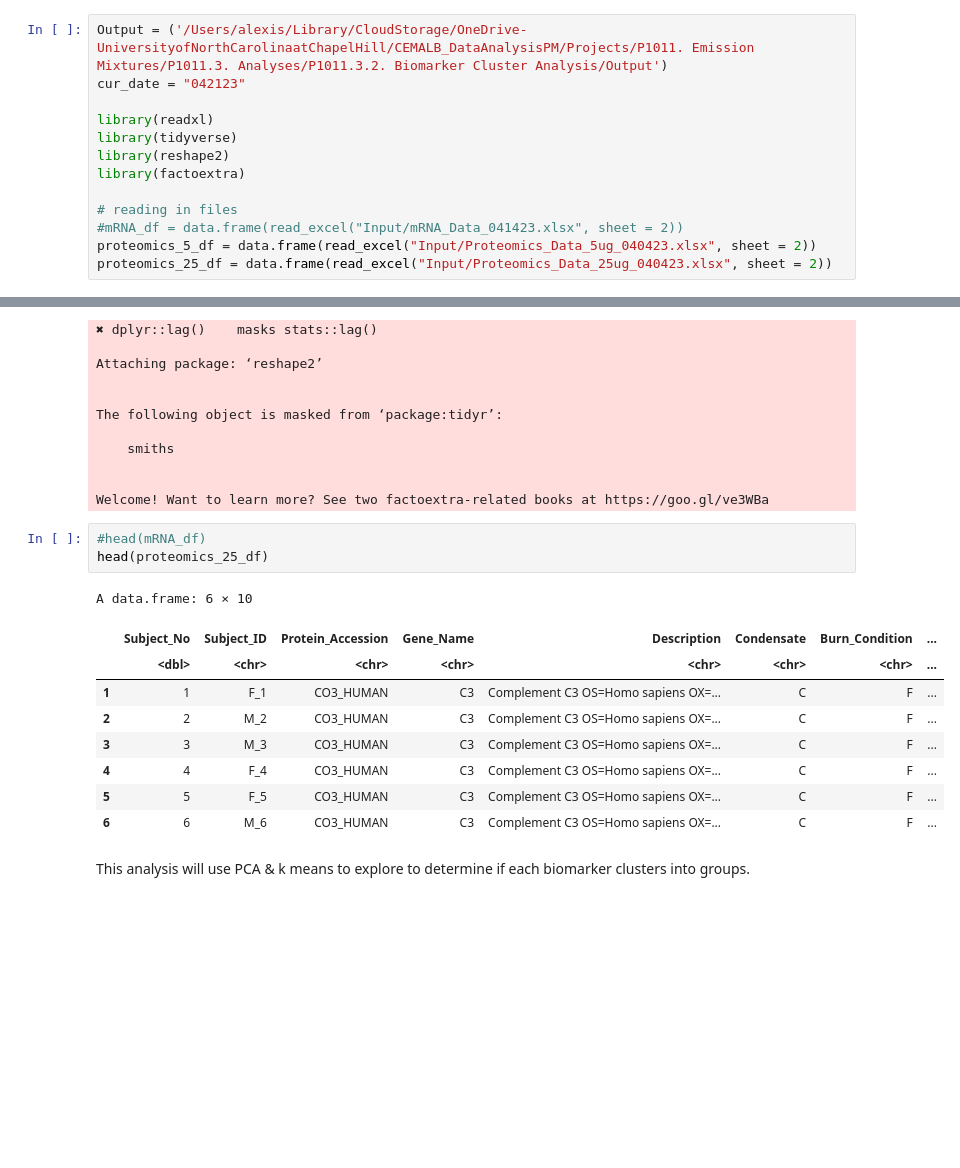
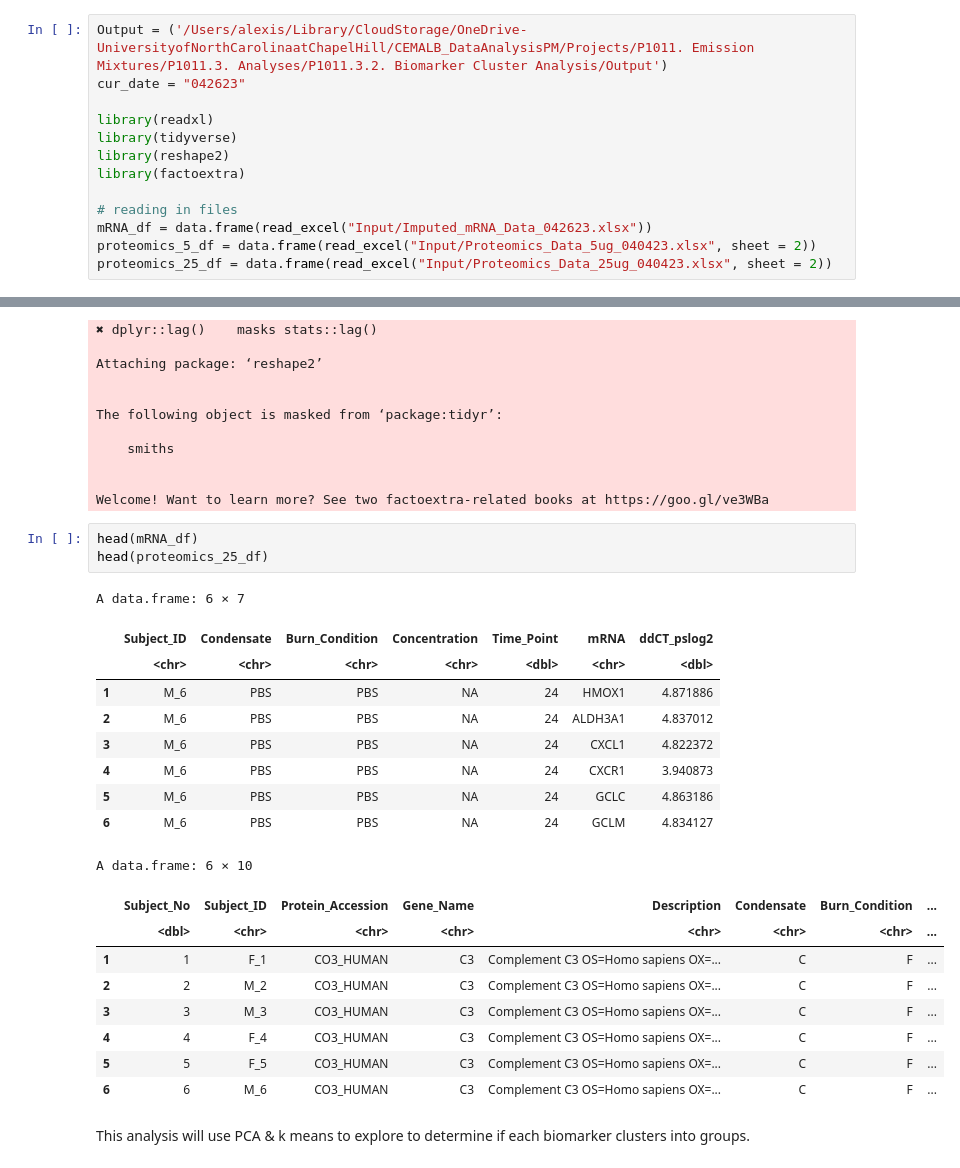
Before and after one commit to UNC-CEMALB/Burn-pit-smoke-condensate-mediated-toxicity-in-human-airway-epithelial-cells-, a Jupyter notebook: 3. Biomarker Cluster Analysis/Biomarker Cluster Analysis.ipynb, the cells around one changed output, grey strips where cells are left out. Saved outputs shown, nothing was run; the diff lists cells and outputs as text; blank space fills up the shorter version.

```diff
--- a/3. Biomarker Cluster Analysis/Biomarker Cluster Analysis.ipynb
+++ b/3. Biomarker Cluster Analysis/Biomarker Cluster Analysis.ipynb
@@ -1,6 +1,6 @@
 # %%
 Output = ('/Users/alexis/Library/CloudStorage/OneDrive-UniversityofNorthCarolinaatChapelHill/CEMALB_DataAnalysisPM/Projects/P1011. Emission Mixtures/P1011.3. Analyses/P1011.3.2. Biomarker Cluster Analysis/Output')
-cur_date = "042123"
+cur_date = "042623"
 
 library(readxl)
 library(tidyverse)
@@ -8,7 +8,7 @@ library(reshape2)
 library(factoextra)
 
 # reading in files
-#mRNA_df = data.frame(read_excel("Input/mRNA_Data_041423.xlsx", sheet = 2))
+mRNA_df = data.frame(read_excel("Input/Imputed_mRNA_Data_042623.xlsx"))
 proteomics_5_df = data.frame(read_excel("Input/Proteomics_Data_5ug_040423.xlsx", sheet = 2))
 proteomics_25_df = data.frame(read_excel("Input/Proteomics_Data_25ug_040423.xlsx", sheet = 2))
 # %% [output]
@@ -31,17 +31,26 @@ The following object is masked from ‘package:tidyr’:
 
 Welcome! Want to learn more? See two factoextra-related books at https://goo.gl/ve3WBa
 # %%
-#head(mRNA_df)
+head(mRNA_df)
 head(proteomics_25_df)
 # %% [output]
-A data.frame: 6 × 10
+A data.frame: 6 × 7
-|  | Subject_No | Subject_ID | Protein_Accession | Gene_Name | Description | Condensate | Burn_Condition | ... |
-|  | <dbl> | <chr> | <chr> | <chr> | <chr> | <chr> | <chr> | ... |
-| 1 | 1 | F_1 | CO3_HUMAN | C3 | Complement C3 OS=Homo sapiens OX=... | C | F | ... |
-| 2 | 2 | M_2 | CO3_HUMAN | C3 | Complement C3 OS=Homo sapiens OX=... | C | F | ... |
-| 3 | 3 | M_3 | CO3_HUMAN | C3 | Complement C3 OS=Homo sapiens OX=... | C | F | ... |
-| 4 | 4 | F_4 | CO3_HUMAN | C3 | Complement C3 OS=Homo sapiens OX=... | C | F | ... |
-| 5 | 5 | F_5 | CO3_HUMAN | C3 | Complement C3 OS=Homo sapiens OX=... | C | F | ... |
-| 6 | 6 | M_6 | CO3_HUMAN | C3 | Complement C3 OS=Homo sapiens OX=... | C | F | ... |
+|  | Subject_ID | Condensate | Burn_Condition | Concentration | Time_Point | mRNA | ddCT_pslog2 |
+|  | <chr> | <chr> | <chr> | <chr> | <dbl> | <chr> | <dbl> |
+| 1 | M_6 | PBS | PBS | NA | 24 | HMOX1 | 4.871886 |
+| 2 | M_6 | PBS | PBS | NA | 24 | ALDH3A1 | 4.837012 |
+| 3 | M_6 | PBS | PBS | NA | 24 | CXCL1 | 4.822372 |
+| 4 | M_6 | PBS | PBS | NA | 24 | CXCR1 | 3.940873 |
+| 5 | M_6 | PBS | PBS | NA | 24 | GCLC | 4.863186 |
+| 6 | M_6 | PBS | PBS | NA | 24 | GCLM | 4.834127 |
+A data.frame: 6 × 10
+|  | Subject_No | Subject_ID | Protein_Accession | Gene_Name | Description | Condensate | Burn_Condition | ... |
+|  | <dbl> | <chr> | <chr> | <chr> | <chr> | <chr> | <chr> | ... |
+| 1 | 1 | F_1 | CO3_HUMAN | C3 | Complement C3 OS=Homo sapiens OX=... | C | F | ... |
+| 2 | 2 | M_2 | CO3_HUMAN | C3 | Complement C3 OS=Homo sapiens OX=... | C | F | ... |
+| 3 | 3 | M_3 | CO3_HUMAN | C3 | Complement C3 OS=Homo sapiens OX=... | C | F | ... |
+| 4 | 4 | F_4 | CO3_HUMAN | C3 | Complement C3 OS=Homo sapiens OX=... | C | F | ... |
+| 5 | 5 | F_5 | CO3_HUMAN | C3 | Complement C3 OS=Homo sapiens OX=... | C | F | ... |
+| 6 | 6 | M_6 | CO3_HUMAN | C3 | Complement C3 OS=Homo sapiens OX=... | C | F | ... |
 # %% [markdown]
 This analysis will use PCA & k means to explore to determine if each biomarker clusters into groups.
```
Also changed, not shown: parts of 4 cells of this notebook.
